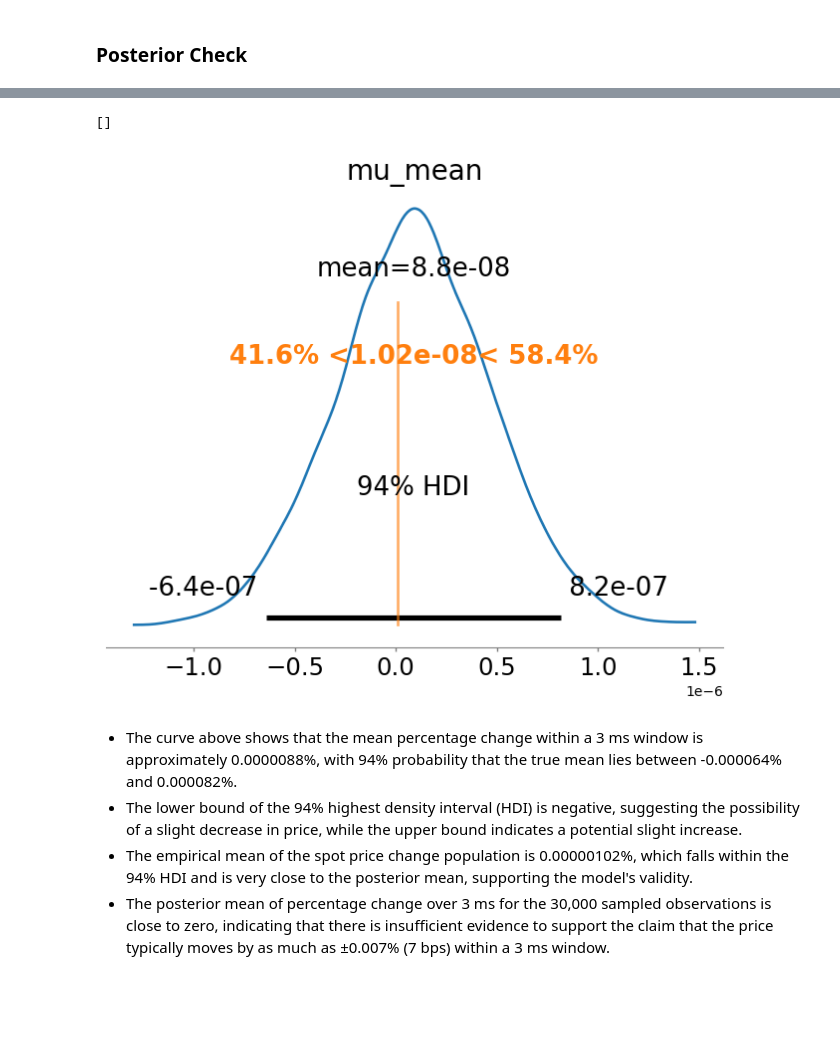
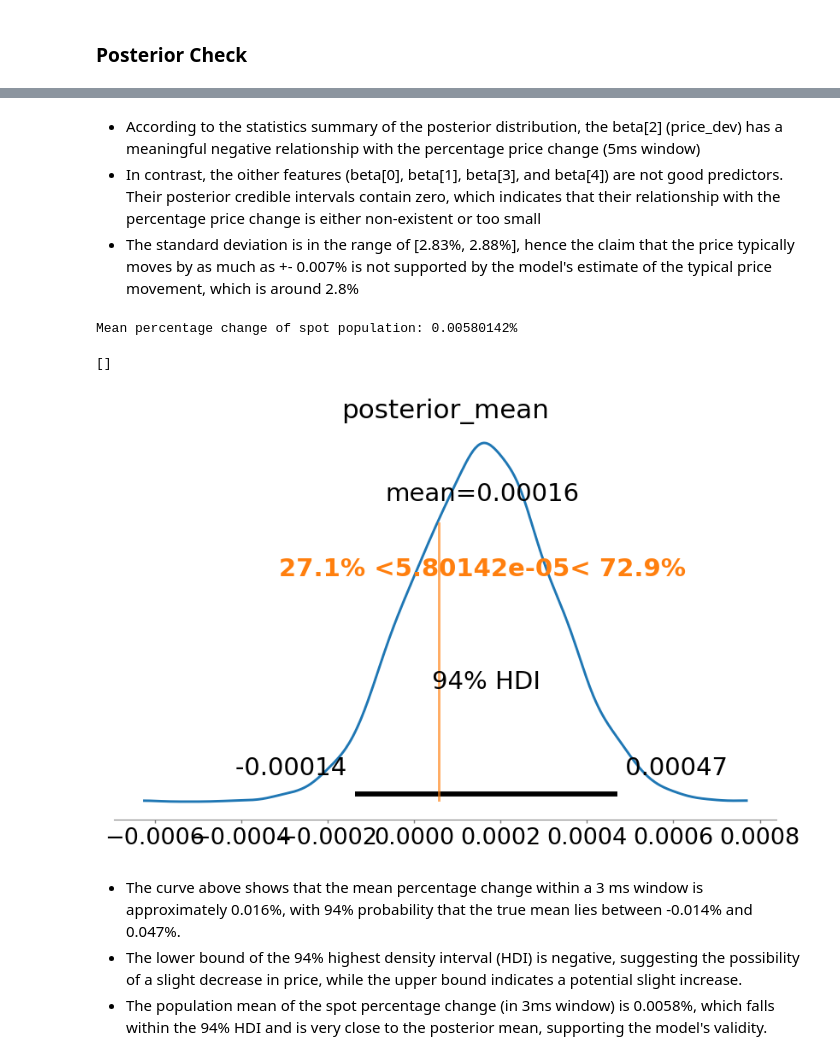
Before and after one commit to luckyp71/bayesian_analysis_on_digital_asset, a Jupyter notebook: analysis.ipynb, the cells around one changed output, grey strips where cells are left out. Drawn from its saved outputs; the diff is of its cells as text; code cells hidden in the pictures; blank space fills up the shorter version.

```diff
--- a/analysis.ipynb
+++ b/analysis.ipynb
@@ -148,0 +202,3 @@ X_data = df_spot_sample[['timedelta_ms', 'mid_price']].values
+# %%
+df_sample = df_model.sample(30000, random_state=42)
+df_sample.head()
@@ -149,3 +212,6 @@ X_data = df_spot_sample[['timedelta_ms', 'mid_price']].values
+# %%
+X_data = df_sample[features].values
+y_data = df_sample[target].values
 # %%
 with pm.Model() as model_3ms:
     # priors
@@ -209,2 +281,0 @@ mu_mean = idata_3ms.posterior["mu"].mean(dim=("mu_dim_0"))  # shape: [chain, dra
-# %%
-idata_3ms.posterior['mu_mean'] = mu_mean
@@ -216,11 +306,22 @@ Mean percentage change of spot population: 0.00000102%
+# %% [markdown]
+- According to the statistics summary of the posterior distribution, the beta[2] (price_dev) has a meaningful negative relationship with the percentage price change (5ms window)
+- In contrast, the oither features (beta[0], beta[1], beta[3], and beta[4]) are not good predictors. Their posterior credible intervals contain zero, which indicates that their relationship with the percentage price change is either non-existent or too small
+- The standard deviation is in the range of [2.83%, 2.88%], hence the claim that the price typically moves by as much as +- 0.007% is not supported by the model's estimate of the typical price movement, which is around 2.8%
+# %%
+mu_mean = idata_3ms.posterior["mu"].mean(dim=("mu_dim_0"))  # shape: [chain, draw]
+idata_3ms.posterior['posterior_mean'] = mu_mean
+
+spot_population_mean_3pct_change = np.mean(df_spot_merged['window_3_pct_change']) * 100
+print(f"Mean percentage change of spot population: {spot_population_mean_3pct_change:.8f}%")
+# %% [output]
+Mean percentage change of spot population: 0.00580142%
 # %%
-az.plot_posterior(idata_3ms, var_names=['mu_mean'], figsize=(8,6), ref_val=0.0000000102)
+az.plot_posterior(idata_3ms, var_names=['posterior_mean'], figsize=(10,6), ref_val=0.0000580142)
 plt.plot()
 # %% [output]
 []
-[figure, old version]
+[figure, new version]
 # %% [markdown]
-- The curve above shows that the mean percentage change within a 3 ms window is approximately 0.0000088%, with 94% probability that the true mean lies between -0.000064% and 0.000082%.
+- The curve above shows that the mean percentage change within a 3 ms window is approximately 0.016%, with 94% probability that the true mean lies between -0.014% and 0.047%.
 - The lower bound of the 94% highest density interval (HDI) is negative, suggesting the possibility of a slight decrease in price, while the upper bound indicates a potential slight increase.
-- The empirical mean of the spot price change population is 0.00000102%, which falls within the 94% HDI and is very close to the posterior mean, supporting the model's validity.
-- The posterior mean of percentage change over 3 ms for the 30,000 sampled observations is close to zero, indicating that there is insufficient evidence to support the claim that the price typically moves by as much as ±0.007% (7 bps) within a 3 ms window.
+- The population mean of the spot percentage change (in 3ms window) is 0.0058%, which falls within the 94% HDI and is very close to the posterior mean, supporting the model's validity.
```
Also changed, not shown: parts of 43 cells of this notebook.
